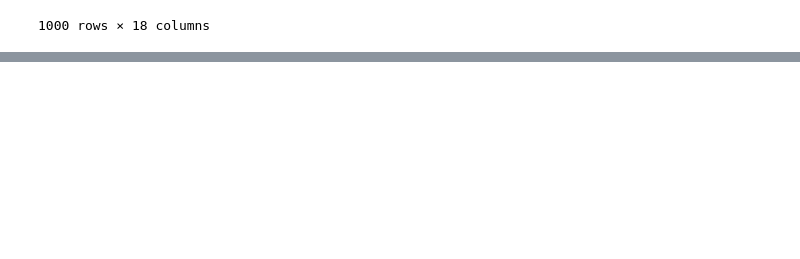
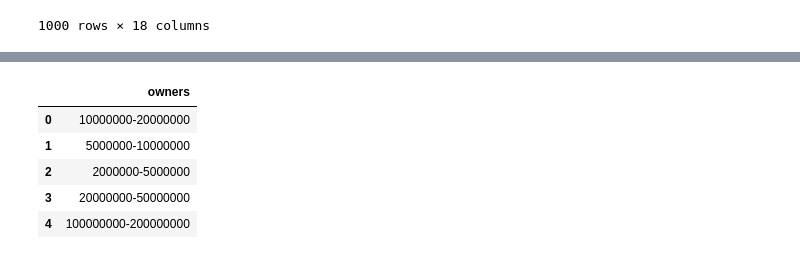
Before and after one commit to samuelceron/projectETL, a Jupyter notebook: Steam/ETL Project - Steam.ipynb, the cells around one changed output, grey strips where cells are left out. Saved outputs shown, nothing was run; the diff lists cells and outputs as text; code cells hidden in the pictures; blank space fills up the shorter version.

```diff
--- a/Steam/ETL Project - Steam.ipynb
+++ b/Steam/ETL Project - Steam.ipynb
@@ -153,0 +74,12 @@ game_genres.to_csv('Files/game_genres.csv')
+# %%
+# Owners DF
+owners_df = pd.DataFrame(Games["owners"]).drop_duplicates().reset_index(drop=True)
+owners_df.to_csv('Files/Publishers.csv')
+owners_df.head()
+# %% [output]
+|  | owners |
+| 0 | 10000000-20000000 |
+| 1 | 5000000-10000000 |
+| 2 | 2000000-5000000 |
+| 3 | 20000000-50000000 |
+| 4 | 100000000-200000000 |
```
Also changed, not shown: parts of 24 cells of this notebook, 9 other files.
